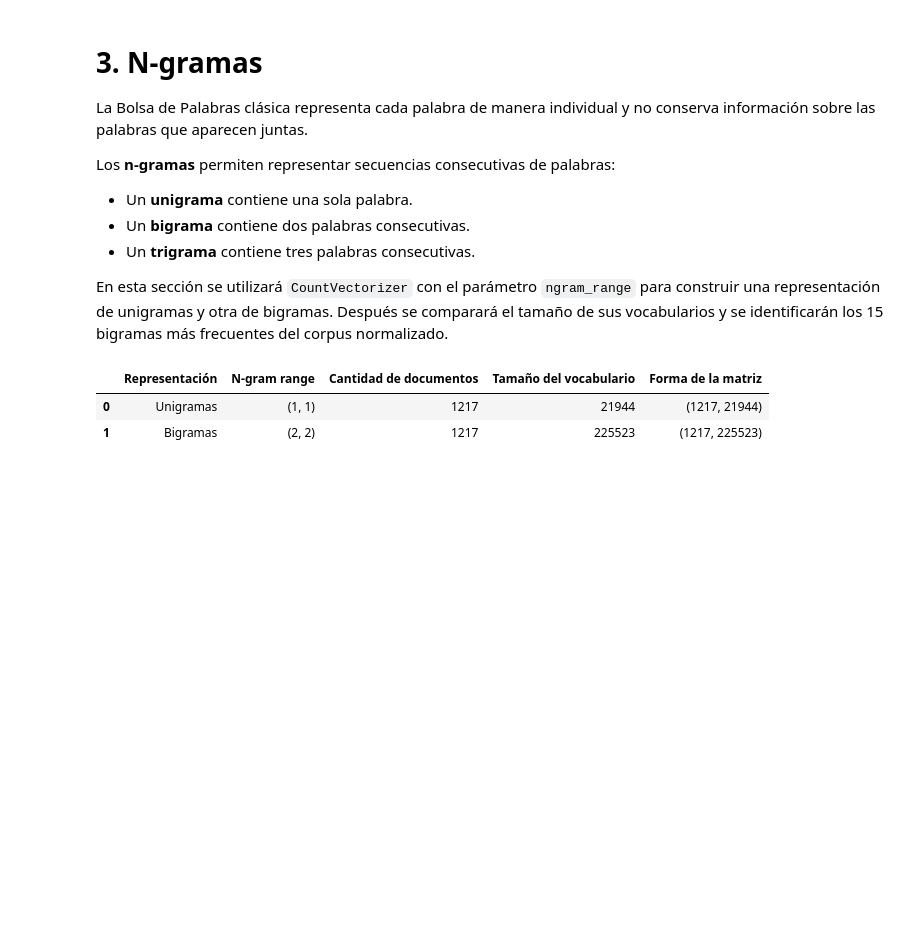
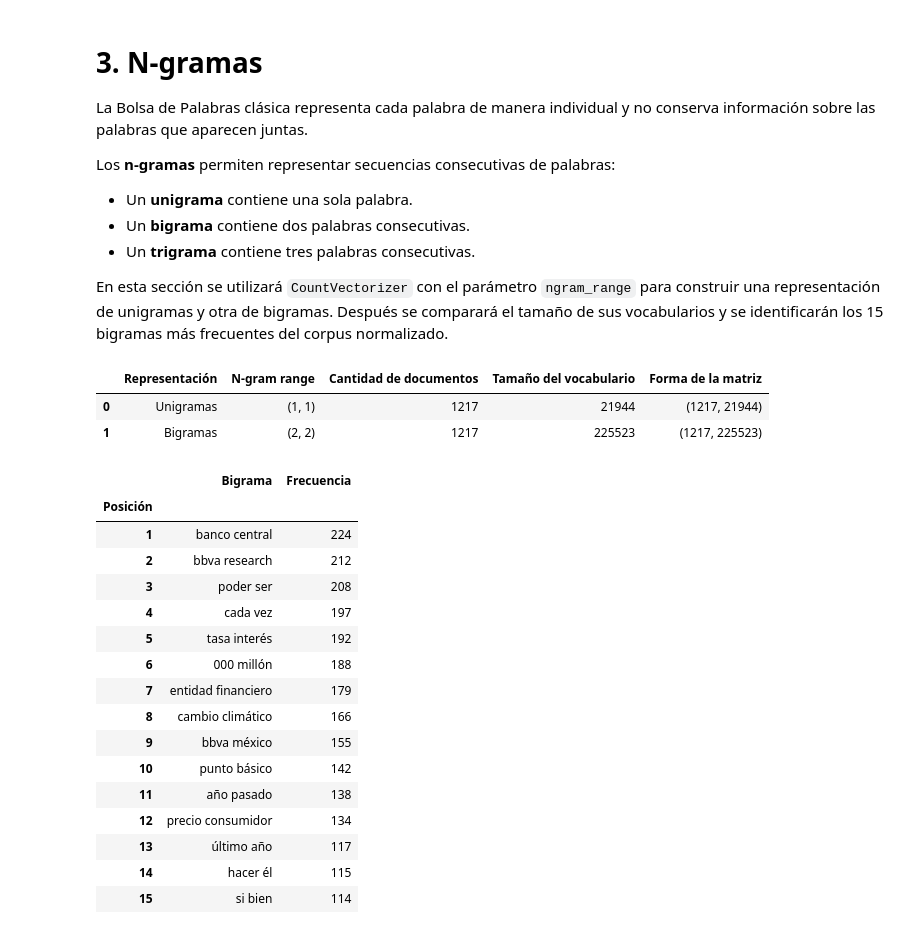
Before and after one commit to Jtanchezz/NLP, a Jupyter notebook: Lab2/lab2.ipynb, the cells around one changed output. Cells and saved outputs as stored; diff of their text form; code cells hidden in the pictures; blank space fills up the shorter version.

```diff
--- a/Lab2/lab2.ipynb
+++ b/Lab2/lab2.ipynb
@@ -459,3 +459,52 @@ display(resumen_ngramas)
 |  | Representación | N-gram range | Cantidad de documentos | Tamaño del vocabulario | Forma de la matriz |
 | 0 | Unigramas | (1, 1) | 1217 | 21944 | (1217, 21944) |
 | 1 | Bigramas | (2, 2) | 1217 | 225523 | (1217, 225523) |
+# %%
+import numpy as np
+
+# Sumar los conteos de cada bigrama en todos los documentos
+frecuencias_bigramas = np.asarray(
+    matriz_bigramas.sum(axis=0)
+).ravel()
+
+# Obtener las posiciones de los 15 bigramas más frecuentes
+indices_bigramas_frecuentes = np.argsort(
+    -frecuencias_bigramas,
+    kind="stable"
+)[:15]
+
+tabla_bigramas_frecuentes = pd.DataFrame({
+    "Bigrama": vocabulario_bigramas[
+        indices_bigramas_frecuentes
+    ],
+    "Frecuencia": frecuencias_bigramas[
+        indices_bigramas_frecuentes
+    ].astype(int)
+})
+
+tabla_bigramas_frecuentes.index = range(
+    1,
+    len(tabla_bigramas_frecuentes) + 1
+)
+
+tabla_bigramas_frecuentes.index.name = "Posición"
+
+display(tabla_bigramas_frecuentes)
+# %% [output]
+|  | Bigrama | Frecuencia |
+| Posición |  |  |
+| 1 | banco central | 224 |
+| 2 | bbva research | 212 |
+| 3 | poder ser | 208 |
+| 4 | cada vez | 197 |
+| 5 | tasa interés | 192 |
+| 6 | 000 millón | 188 |
+| 7 | entidad financiero | 179 |
+| 8 | cambio climático | 166 |
+| 9 | bbva méxico | 155 |
+| 10 | punto básico | 142 |
+| 11 | año pasado | 138 |
+| 12 | precio consumidor | 134 |
+| 13 | último año | 117 |
+| 14 | hacer él | 115 |
+| 15 | si bien | 114 |
```
Also changed, not shown: parts of 1 cell of this notebook.
